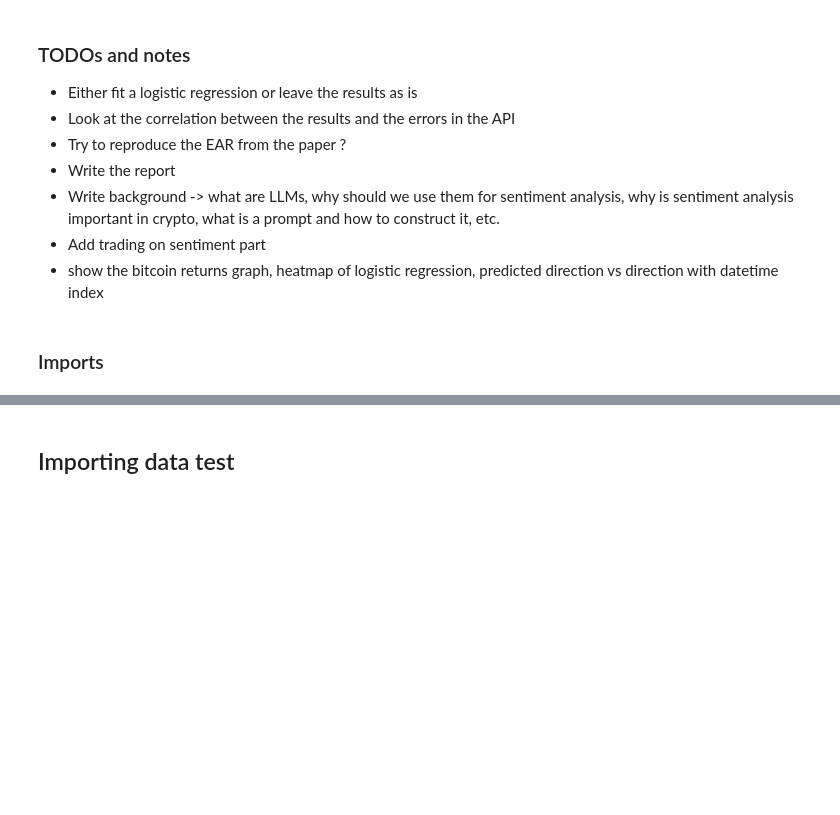
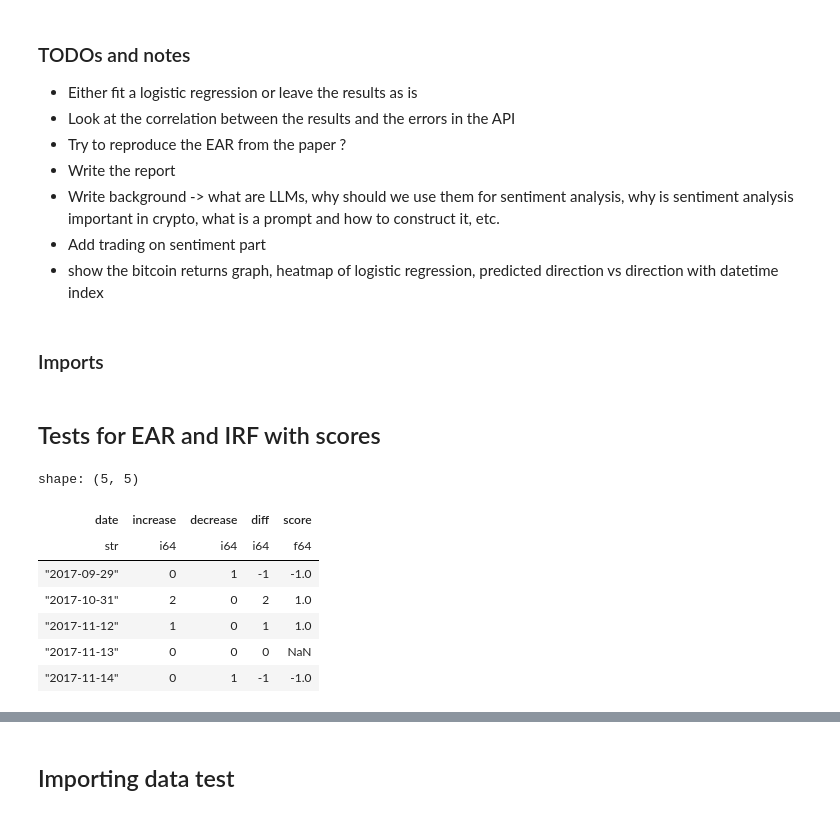
Before and after one commit to faunebl/crypto-sentiment, a Jupyter notebook: sandbox_faune.ipynb, the cells around one changed output, grey strips where cells are left out. Cells and saved outputs as stored; diff of their text form; code cells hidden in the pictures; blank space fills up the shorter version.

```diff
--- a/sandbox_faune.ipynb
+++ b/sandbox_faune.ipynb
@@ -27,0 +30,2 @@ from prompts import process_in_batches, import_data, preprocess_responses
+# %% [markdown]
+## Tests for EAR and IRF with scores
@@ -27,0 +34,11 @@ from prompts import process_in_batches, import_data, preprocess_responses
+# %%
+scores.head()
+# %% [output]
+shape: (5, 5)
+| date | increase | decrease | diff | score |
+| str | i64 | i64 | i64 | f64 |
+| "2017-09-29" | 0 | 1 | -1 | -1.0 |
+| "2017-10-31" | 2 | 0 | 2 | 1.0 |
+| "2017-11-12" | 1 | 0 | 1 | 1.0 |
+| "2017-11-13" | 0 | 0 | 0 | NaN |
+| "2017-11-14" | 0 | 1 | -1 | -1.0 |
```
Also changed, not shown: parts of 13 cells of this notebook, 4 other files.
